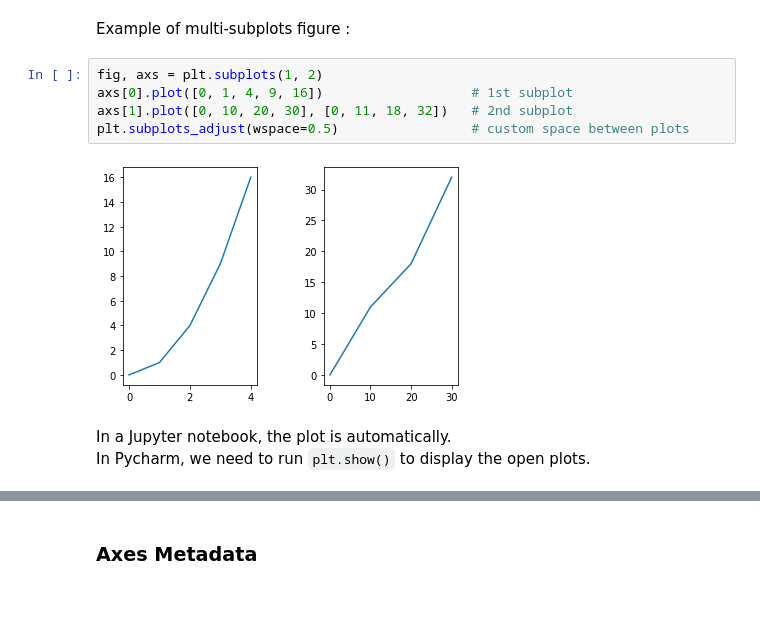
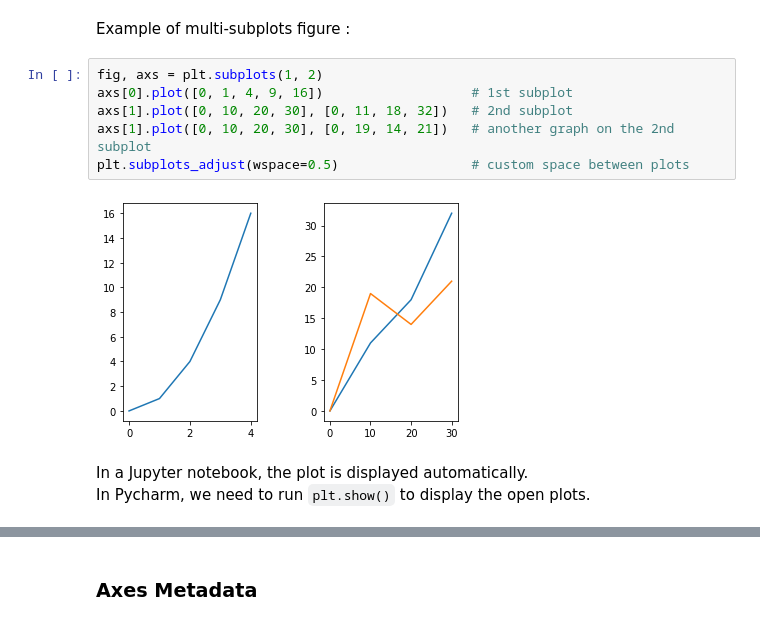
Before and after one commit to Moremar/py-library-tuto, a Jupyter notebook: matplotlib/TutoMatplotplib.ipynb, the cells around one changed output, grey strips where cells are left out. Saved outputs shown, nothing was run; the diff lists cells and outputs as text.

```diff
--- a/matplotlib/TutoMatplotplib.ipynb
+++ b/matplotlib/TutoMatplotplib.ipynb
@@ -45,10 +45,11 @@ Example of multi-subplots figure :
 # %%
 fig, axs = plt.subplots(1, 2)
 axs[0].plot([0, 1, 4, 9, 16])                   # 1st subplot
 axs[1].plot([0, 10, 20, 30], [0, 11, 18, 32])   # 2nd subplot
+axs[1].plot([0, 10, 20, 30], [0, 19, 14, 21])   # another graph on the 2nd subplot
 plt.subplots_adjust(wspace=0.5)                 # custom space between plots
 # %% [output]
-[figure, old version]
+[figure, new version]
 # %% [markdown]
-In a Jupyter notebook, the plot is automatically.
+In a Jupyter notebook, the plot is displayed automatically.
 In Pycharm, we need to run `plt.show()` to display the open plots.
```
Also changed, not shown: parts of 8 cells of this notebook, 1 other file.
